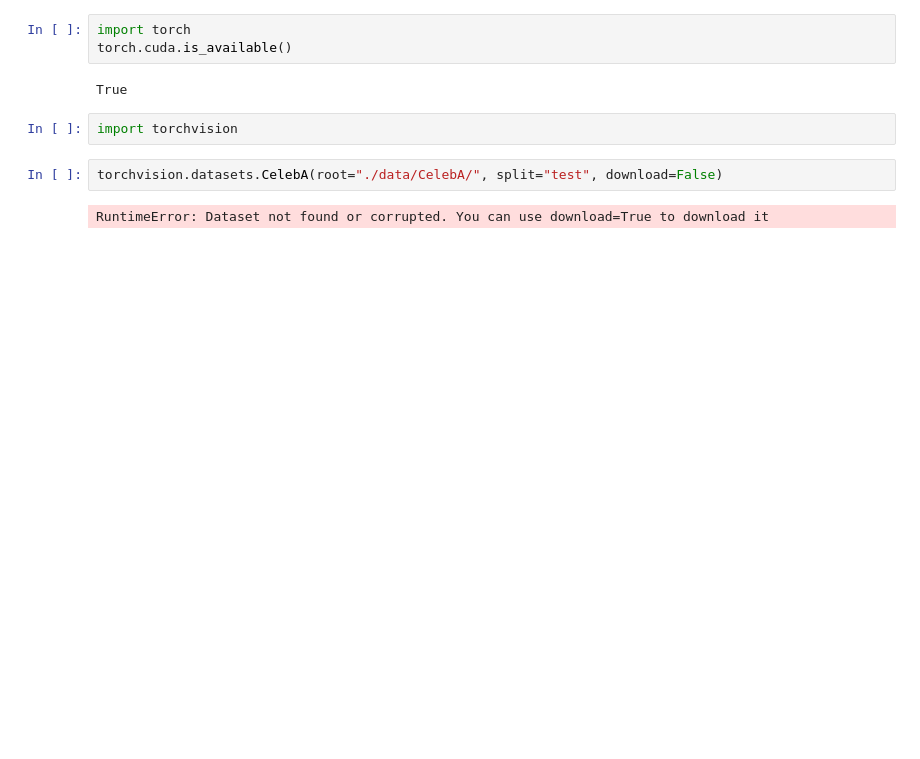
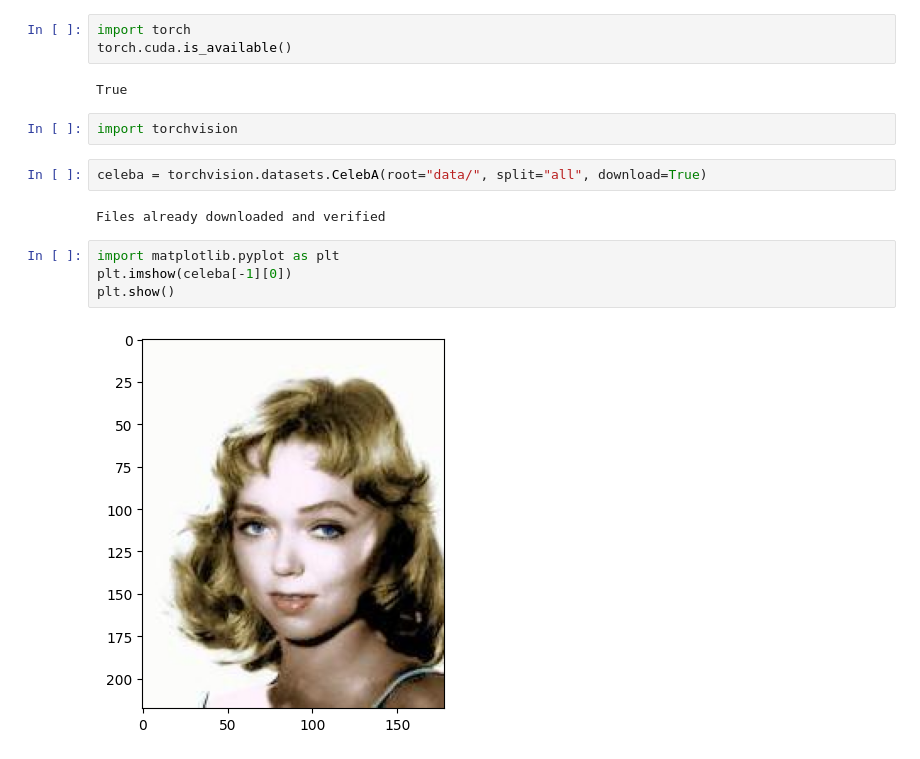
Before and after one commit to Andreasaaj/Facial-Recognition-with-Siamese-Network, a Jupyter notebook: test.ipynb, the cells around one changed output. Cells and saved outputs as stored; diff of their text form; blank space fills up the shorter version.

Commit message:
test.ipynb loads dataset correctly

```diff
--- a/test.ipynb
+++ b/test.ipynb
@@ -6,6 +6,12 @@ True
 # %%
 import torchvision
 # %%
-torchvision.datasets.CelebA(root="./data/CelebA/", split="test", download=False)
+celeba = torchvision.datasets.CelebA(root="data/", split="all", download=True)
 # %% [output]
-RuntimeError: Dataset not found or corrupted. You can use download=True to download it
+Files already downloaded and verified
+# %%
+import matplotlib.pyplot as plt
+plt.imshow(celeba[-1][0])
+plt.show()
+# %% [output]
+[figure, added]
```
